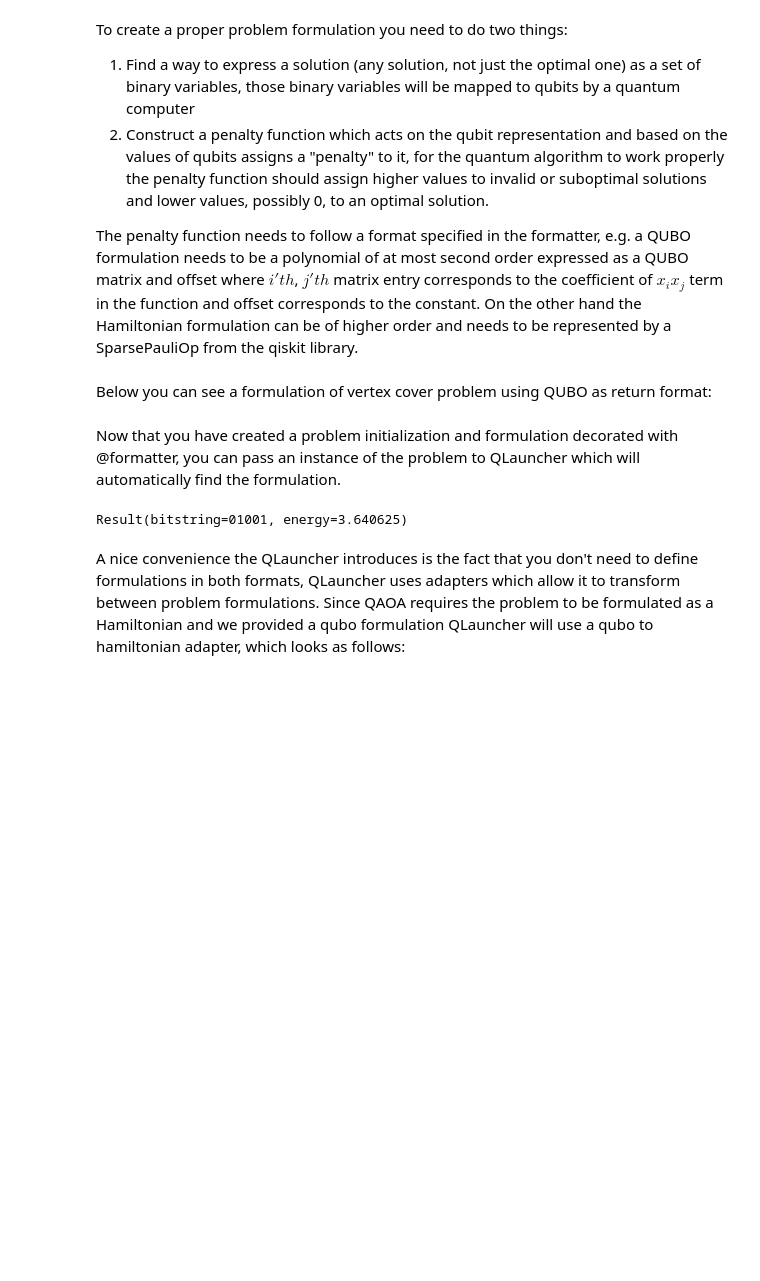
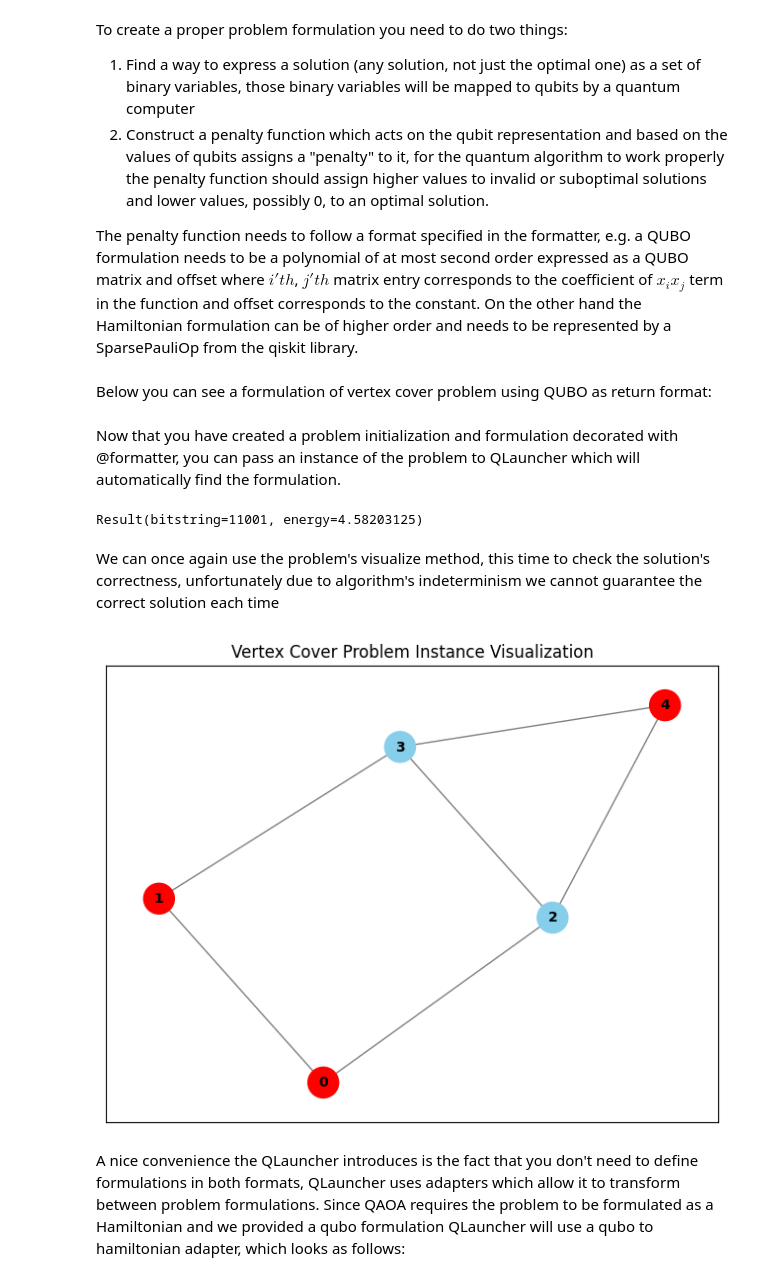
Before and after one commit to PCSS-Quantum/QLauncher, a Jupyter notebook: examples/define_your_own_problem.ipynb, the cells around one changed output. Saved outputs shown, nothing was run; the diff lists cells and outputs as text; code cells hidden in the pictures; blank space fills up the shorter version.

```diff
--- a/examples/define_your_own_problem.ipynb
+++ b/examples/define_your_own_problem.ipynb
@@ -125,10 +134,16 @@ from qlauncher.routines.qiskit_routines import QAOA, QiskitBackend
 
 pr = VertexCover.from_preset("default")
 
-ql = QLauncher(pr, QAOA(), QiskitBackend("local_simulator"))
-ql.run()
+solution = QLauncher(pr, QAOA(p=5), QiskitBackend("local_simulator")).run()
+solution
 # %% [output]
-Result(bitstring=01001, energy=3.640625)
+Result(bitstring=11001, energy=4.58203125)
+# %% [markdown]
+We can once again use the problem's visualize method, this time to check the solution's correctness, unfortunately due to algorithm's indeterminism we cannot guarantee the correct solution each time
+# %%
+pr.visualize([int(x) for x in solution.best_bitstring])
+# %% [output]
+[figure, added]
 # %% [markdown]
 A nice convenience the QLauncher introduces is the fact that you don't need to define formulations in both formats, QLauncher uses adapters which allow it to transform between problem formulations. Since QAOA requires the problem to be formulated as a Hamiltonian and we provided a qubo formulation QLauncher will use a qubo to hamiltonian adapter, which looks as follows:
 # %%
```
Also changed, not shown: parts of 4 cells of this notebook.
